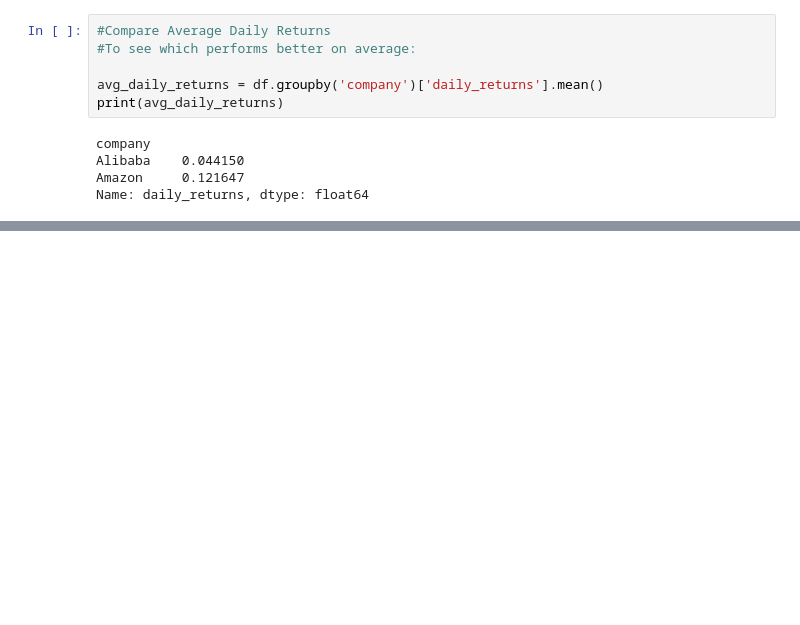
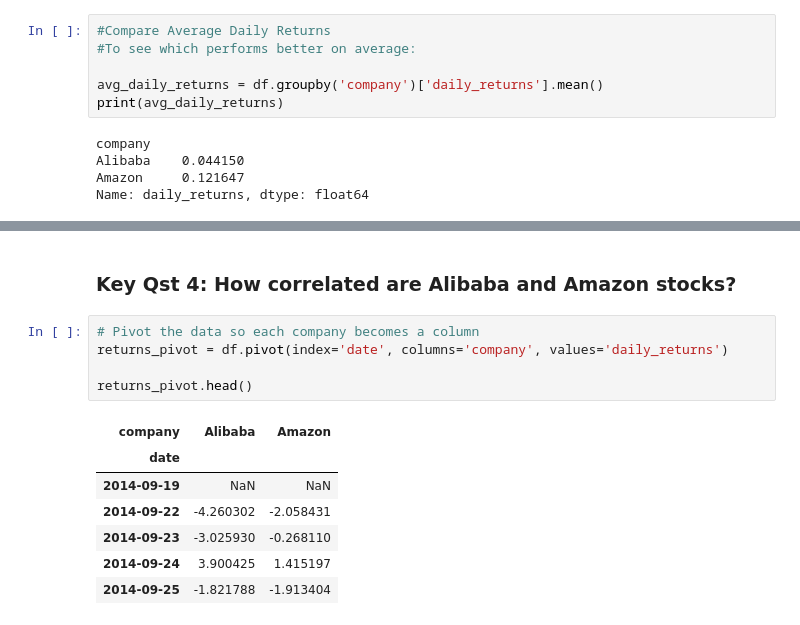
Before and after one commit to SatAlison/Alibaba-vs-Amazon-Stock-Performance-Analysis-2014-2025-, a Jupyter notebook: Alibaba_Amazon_stock_analysis.ipynb, the cells around one changed output, grey strips where cells are left out. Saved outputs shown, nothing was run; the diff lists cells and outputs as text; blank space fills up the shorter version.

```diff
--- a/Alibaba_Amazon_stock_analysis.ipynb
+++ b/Alibaba_Amazon_stock_analysis.ipynb
@@ -701,0 +710,15 @@ plt.show()
+# %% [markdown]
+### **Key Qst 4**:  How correlated are Alibaba and Amazon stocks?
+# %%
+# Pivot the data so each company becomes a column
+returns_pivot = df.pivot(index='date', columns='company', values='daily_returns')
+
+returns_pivot.head()
+# %% [output]
+| company | Alibaba | Amazon |
+| date |  |  |
+| 2014-09-19 | NaN | NaN |
+| 2014-09-22 | -4.260302 | -2.058431 |
+| 2014-09-23 | -3.025930 | -0.268110 |
+| 2014-09-24 | 3.900425 | 1.415197 |
+| 2014-09-25 | -1.821788 | -1.913404 |
```
Also changed, not shown: parts of 14 cells of this notebook.
